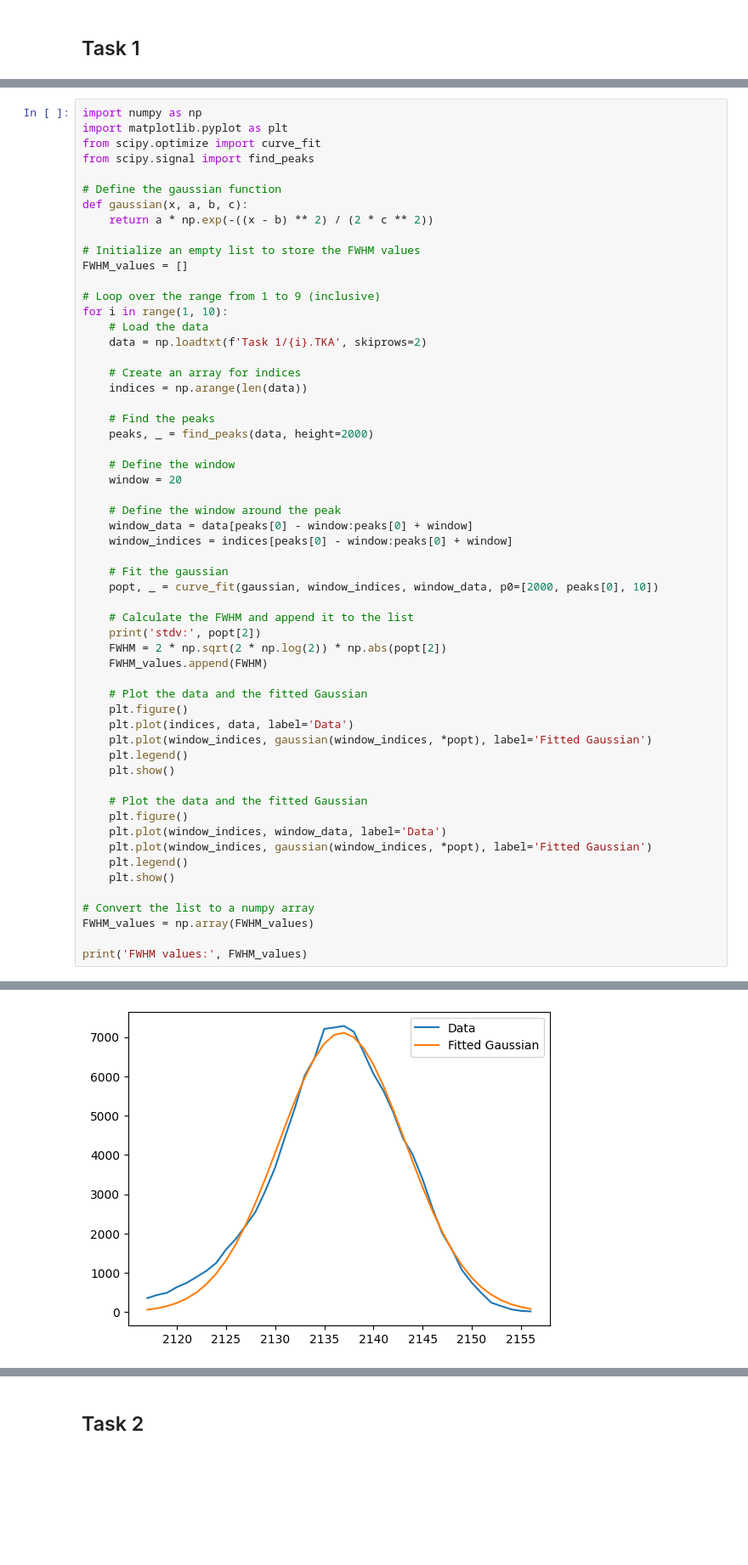
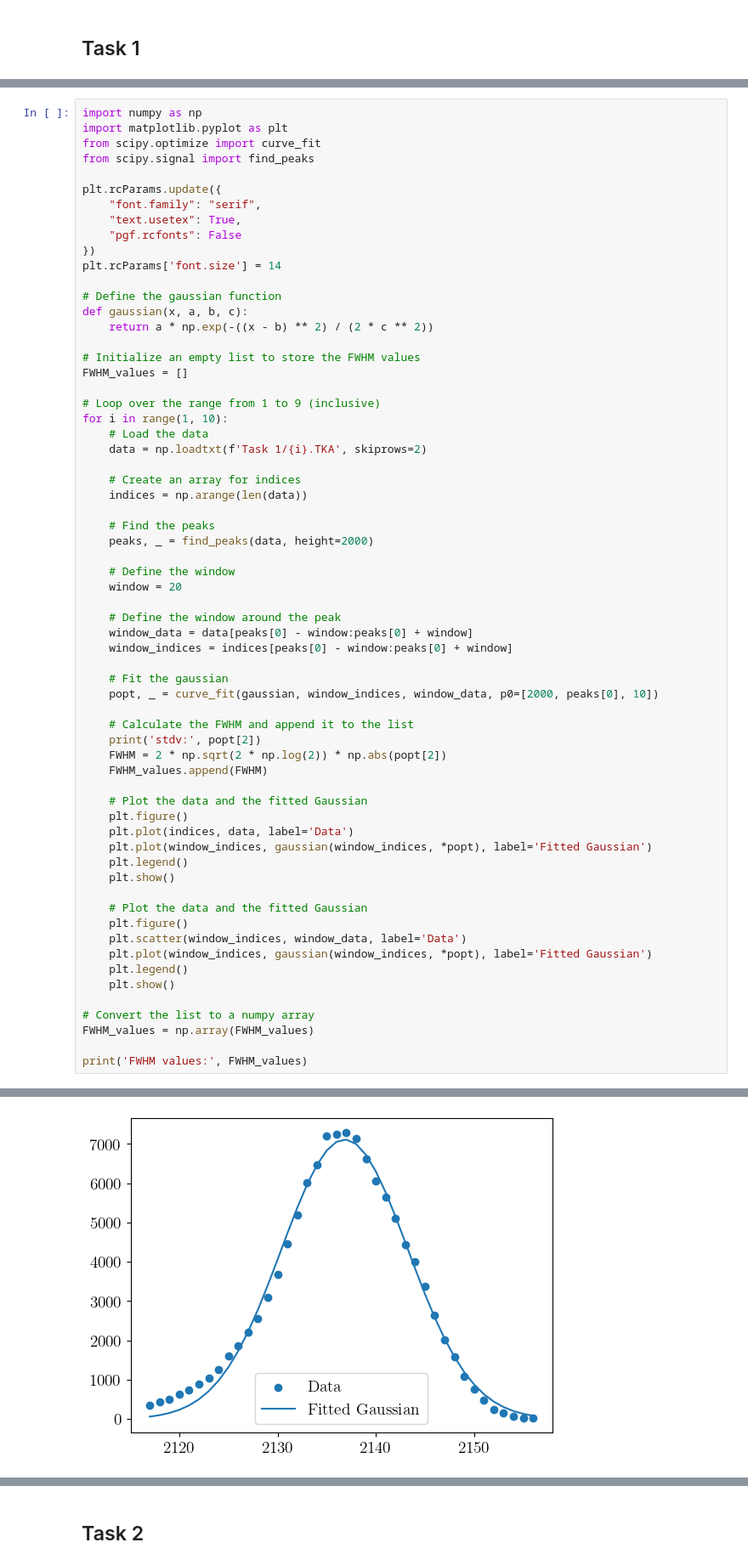
Before and after one commit to jamalghaith/advancedlabs, a Jupyter notebook: Gamma Spectroscopy/Analysis.ipynb, the cells around one changed output, grey strips where cells are left out. Shown at 85% size. Cells and saved outputs as stored; diff of their text form; blank space fills up the shorter version.

```diff
--- a/Gamma Spectroscopy/Analysis.ipynb
+++ b/Gamma Spectroscopy/Analysis.ipynb
@@ -82,6 +36,13 @@ import numpy as np
 import matplotlib.pyplot as plt
 from scipy.optimize import curve_fit
 from scipy.signal import find_peaks
+
+plt.rcParams.update({
+    "font.family": "serif",
+    "text.usetex": True,
+    "pgf.rcfonts": False
+})
+plt.rcParams['font.size'] = 14
 
 # Define the gaussian function
 def gaussian(x, a, b, c):
@@ -125,7 +86,7 @@ for i in range(1, 10):
 
     # Plot the data and the fitted Gaussian
     plt.figure()
-    plt.plot(window_indices, window_data, label='Data')
+    plt.scatter(window_indices, window_data, label='Data')
     plt.plot(window_indices, gaussian(window_indices, *popt), label='Fitted Gaussian')
     plt.legend()
     plt.show()
@@ -143,2 +104,2 @@ stdv: 6.442688669130202
-[figure, old version]
+[figure, new version]
 stdv: -4.683474828506527
```
Also changed, not shown: parts of 10 cells of this notebook, 21 other files.
